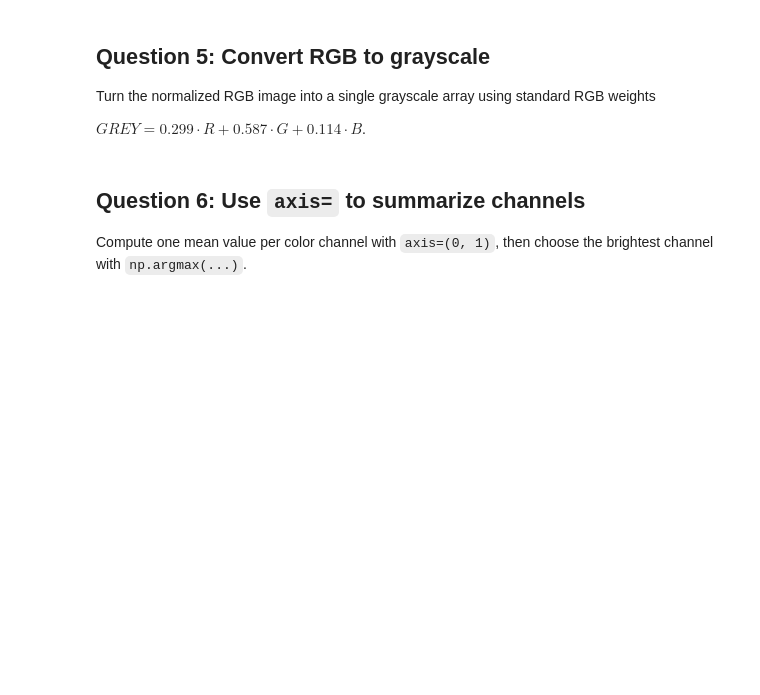
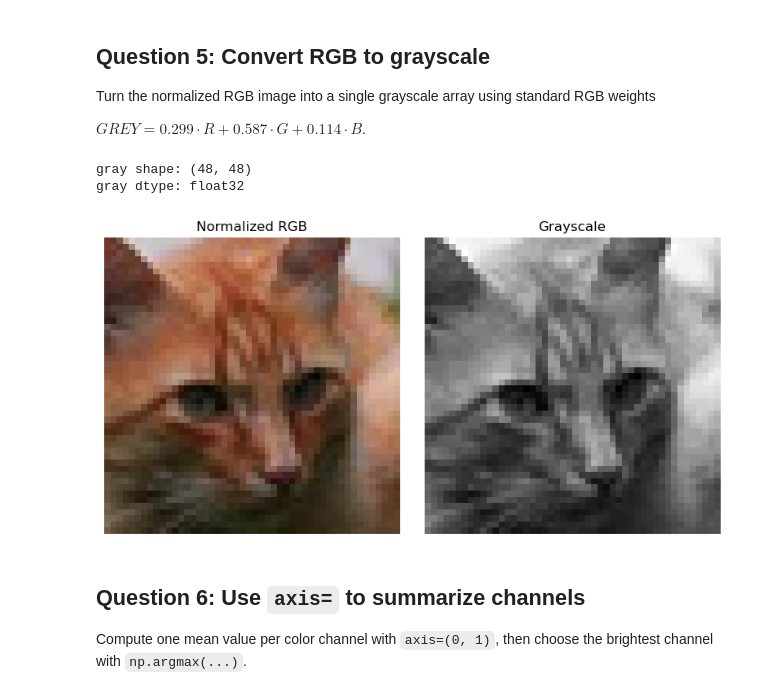
Before and after one commit to vgu-dsai-2026/lab-1-numpy-hoa-xinh, a Jupyter notebook: notebook.ipynb, the cells around one changed output. Drawn from its saved outputs; the diff is of its cells as text; code cells hidden in the pictures; blank space fills up the shorter version.

```diff
--- a/notebook.ipynb
+++ b/notebook.ipynb
@@ -257,22 +264,25 @@ Turn the normalized RGB image into a single grayscale array using standard RGB w
 $GREY = 0.299 \cdot R + 0.587 \cdot G + 0.114 \cdot B$.
 # %%
 def rgb_to_gray(image_float: np.ndarray) -> np.ndarray:
-    # TODO: convert normalized RGB values to one grayscale image.
-    raise NotImplementedError("Convert RGB to grayscale.")
-
+    grey = 0.299 * image_float[:,:,0] + 0.587 * image_float[:,:,1] + 0.114 * image_float[:,:,2]
+    return grey
 
 sample_gray = rgb_to_gray(sample_float)
 print("gray shape:", sample_gray.shape)
 print("gray dtype:", sample_gray.dtype)
 fig, axes = plt.subplots(1, 2, figsize=(8, 4))
 axes[0].imshow(sample_float)
 axes[0].set_title("Normalized RGB")
 axes[0].axis("off")
 axes[1].imshow(sample_gray, cmap="gray")
 axes[1].set_title("Grayscale")
 axes[1].axis("off")
 fig.tight_layout()
 plt.show()
+# %% [output]
+gray shape: (48, 48)
+gray dtype: float32
+[figure, added]
 # %% [markdown]
 ## Question 6: Use `axis=` to summarize channels
 
```
Also changed, not shown: parts of 10 cells of this notebook, 1 other file.
